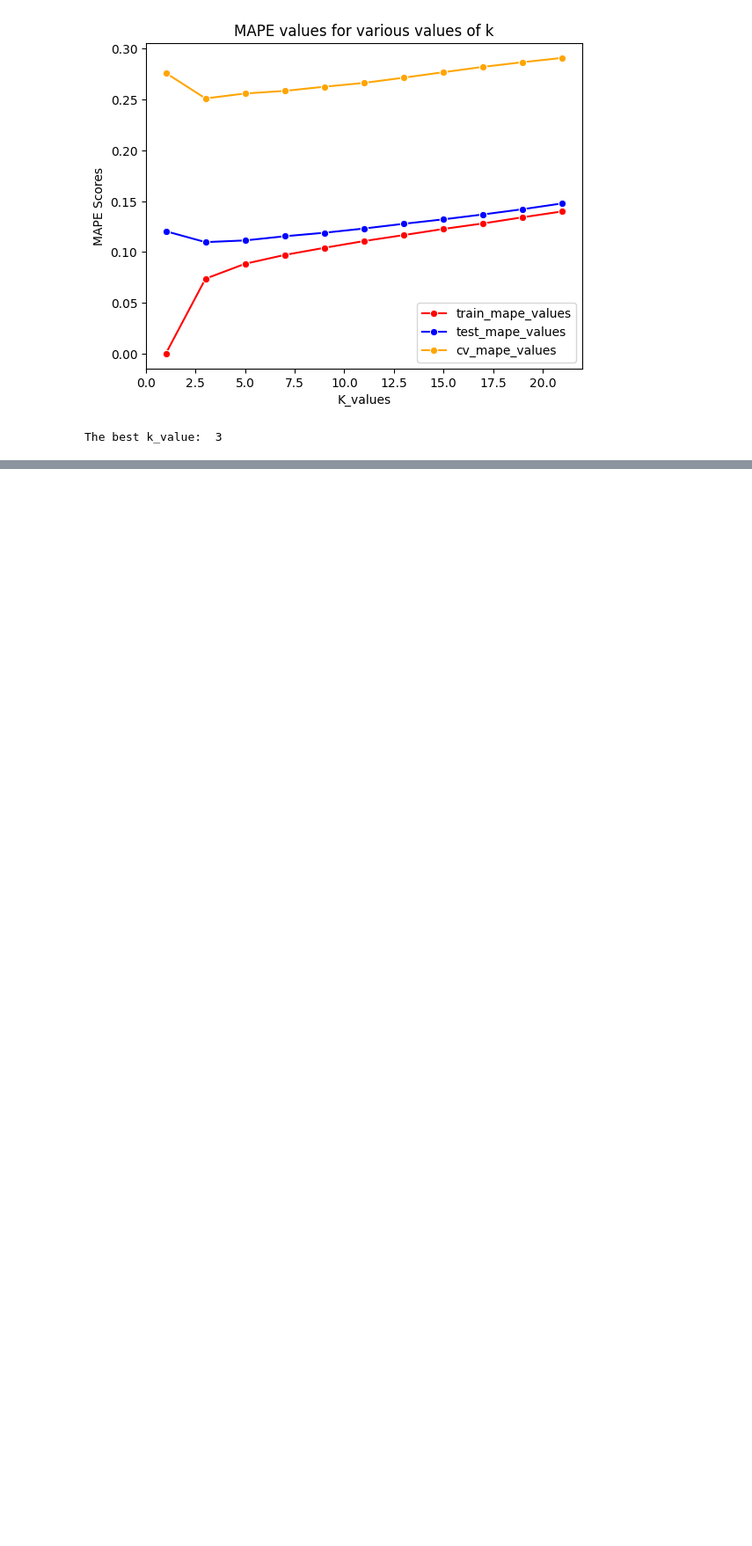
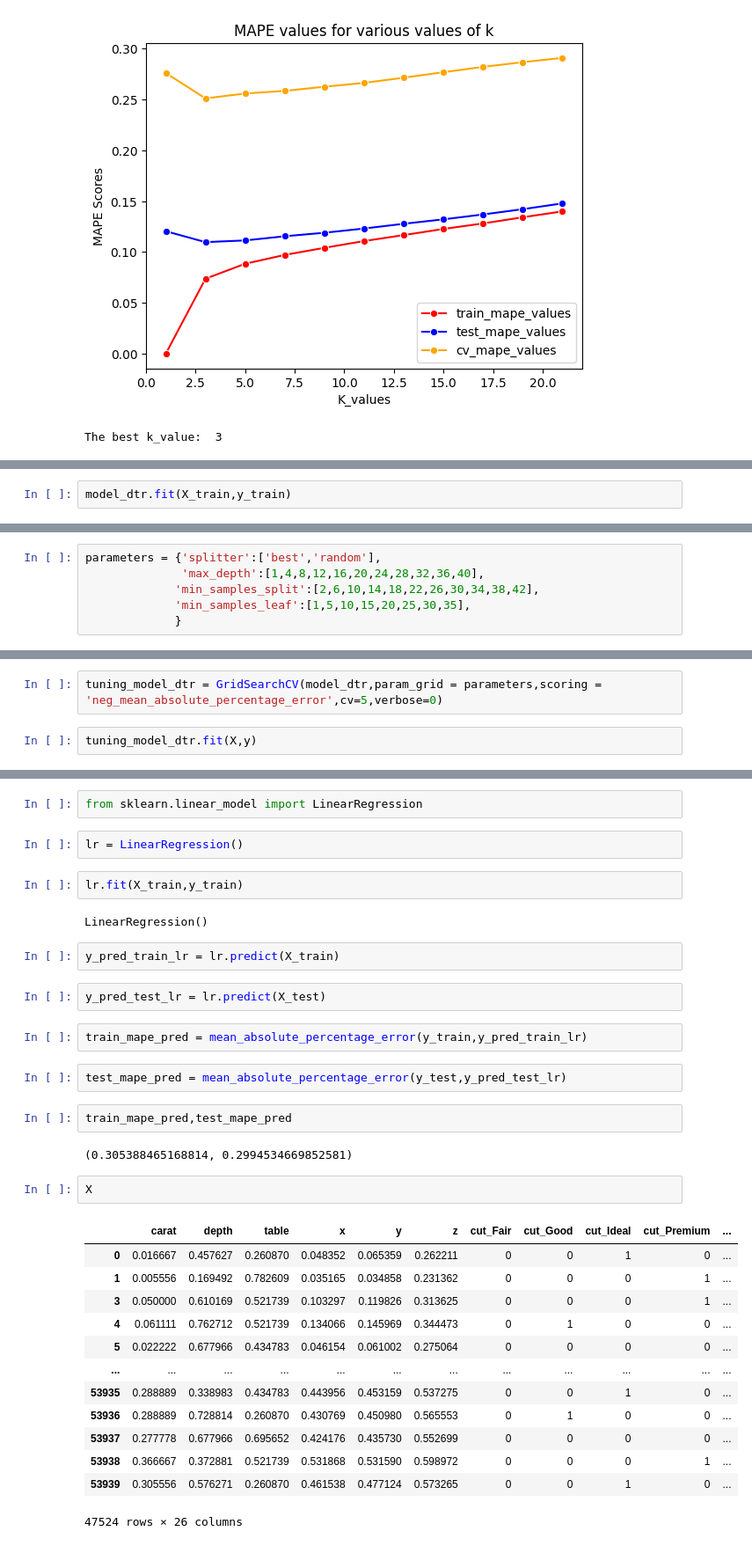
Before and after one commit to vighneshch/Machine-Learning, a Jupyter notebook: 5.Diamond Price prediction/Diamond prices.ipynb, the cells around one changed output, grey strips where cells are left out. Shown at 88% size. Cells and saved outputs as stored; diff of their text form; blank space fills up the shorter version.

```diff
--- a/5.Diamond Price prediction/Diamond prices.ipynb
+++ b/5.Diamond Price prediction/Diamond prices.ipynb
@@ -520,0 +525,2 @@ The best k_value:  3
+# %%
+model_dtr.fit(X_train,y_train)
@@ -520,0 +542,6 @@ The best k_value:  3
+# %%
+parameters = {'splitter':['best','random'],
+              'max_depth':[1,4,8,12,16,20,24,28,32,36,40],
+             'min_samples_split':[2,6,10,14,18,22,26,30,34,38,42],
+             'min_samples_leaf':[1,5,10,15,20,25,30,35],
+             }
@@ -520,0 +550,4 @@ The best k_value:  3
+# %%
+tuning_model_dtr = GridSearchCV(model_dtr,param_grid = parameters,scoring = 'neg_mean_absolute_percentage_error',cv=5,verbose=0)
+# %%
+tuning_model_dtr.fit(X,y)
@@ -520,0 +600,36 @@ The best k_value:  3
+# %%
+from sklearn.linear_model import LinearRegression
+# %%
+lr = LinearRegression()
+# %%
+lr.fit(X_train,y_train)
+# %% [output]
+LinearRegression()
+# %%
+y_pred_train_lr = lr.predict(X_train)
+# %%
+y_pred_test_lr = lr.predict(X_test)
+# %%
+train_mape_pred = mean_absolute_percentage_error(y_train,y_pred_train_lr)
+# %%
+test_mape_pred = mean_absolute_percentage_error(y_test,y_pred_test_lr)
+# %%
+train_mape_pred,test_mape_pred
+# %% [output]
+(0.305388465168814, 0.2994534669852581)
+# %%
+X
+# %% [output]
+|  | carat | depth | table | x | y | z | cut_Fair | cut_Good | cut_Ideal | cut_Premium | ... |
+| 0 | 0.016667 | 0.457627 | 0.260870 | 0.048352 | 0.065359 | 0.262211 | 0 | 0 | 1 | 0 | ... |
+| 1 | 0.005556 | 0.169492 | 0.782609 | 0.035165 | 0.034858 | 0.231362 | 0 | 0 | 0 | 1 | ... |
+| 3 | 0.050000 | 0.610169 | 0.521739 | 0.103297 | 0.119826 | 0.313625 | 0 | 0 | 0 | 1 | ... |
+| 4 | 0.061111 | 0.762712 | 0.521739 | 0.134066 | 0.145969 | 0.344473 | 0 | 1 | 0 | 0 | ... |
+| 5 | 0.022222 | 0.677966 | 0.434783 | 0.046154 | 0.061002 | 0.275064 | 0 | 0 | 0 | 0 | ... |
+| ... | ... | ... | ... | ... | ... | ... | ... | ... | ... | ... | ... |
+| 53935 | 0.288889 | 0.338983 | 0.434783 | 0.443956 | 0.453159 | 0.537275 | 0 | 0 | 1 | 0 | ... |
+| 53936 | 0.288889 | 0.728814 | 0.260870 | 0.430769 | 0.450980 | 0.565553 | 0 | 1 | 0 | 0 | ... |
+| 53937 | 0.277778 | 0.677966 | 0.695652 | 0.424176 | 0.435730 | 0.552699 | 0 | 0 | 0 | 0 | ... |
+| 53938 | 0.366667 | 0.372881 | 0.521739 | 0.531868 | 0.531590 | 0.598972 | 0 | 0 | 0 | 1 | ... |
+| 53939 | 0.305556 | 0.576271 | 0.260870 | 0.461538 | 0.477124 | 0.573265 | 0 | 0 | 1 | 0 | ... |
+47524 rows × 26 columns
```
Also changed, not shown: parts of 33 cells of this notebook.
